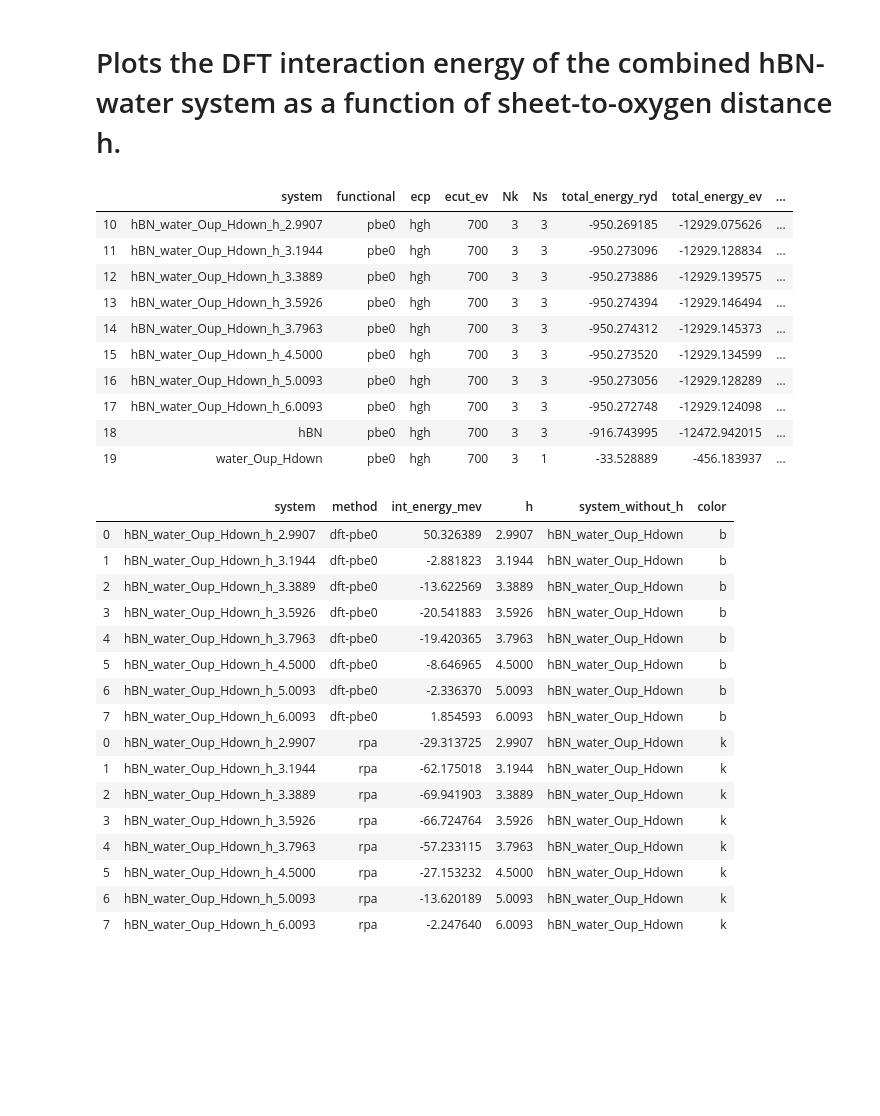
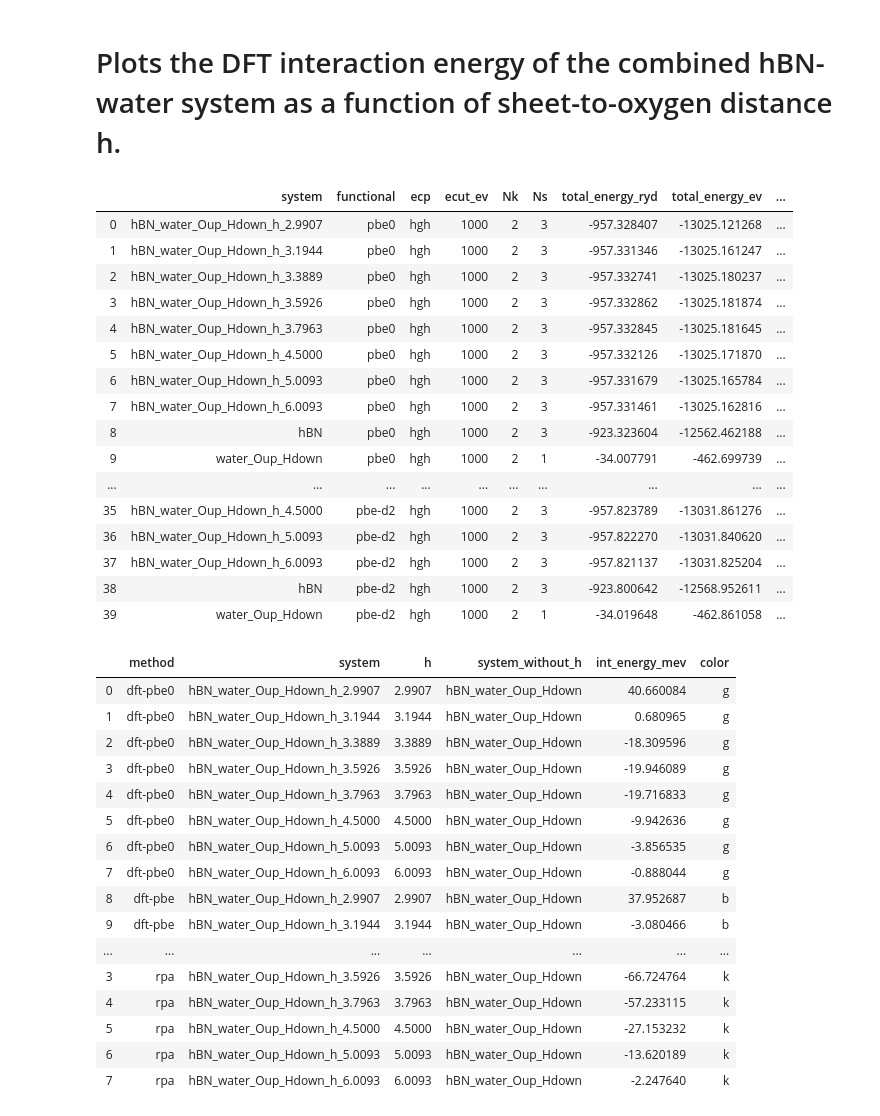
Before and after one commit to kkleiner1/hBN_water_interaction_from_dft, a Jupyter notebook: dft/hBN_water_interaction_energy_analysis/plot_interaction_energy.ipynb, the cells around one changed output. Cells and saved outputs as stored; diff of their text form; code cells hidden in the pictures; blank space fills up the shorter version.

Commit message:
Added basis-set extrapolated pbe and pbe0 data to dft_total_energy_data.txt and plot_interaction_energy.ipynb - lets stop here

```diff
--- a/dft/hBN_water_interaction_energy_analysis/plot_interaction_energy.ipynb
+++ b/dft/hBN_water_interaction_energy_analysis/plot_interaction_energy.ipynb
@@ -107,47 +126,54 @@ def plot_int_energy(df):
 # %%
 dft_data_path = "dft_total_energy_data.txt"
 df_dft = make_df_dft(dft_data_path)
-df_dft = df_dft[df_dft.ecp == "hgh"]
 df_dft
 # %% [output]
 |  | system | functional | ecp | ecut_ev | Nk | Ns | total_energy_ryd | total_energy_ev | ... |
-| 10 | hBN_water_Oup_Hdown_h_2.9907 | pbe0 | hgh | 700 | 3 | 3 | -950.269185 | -12929.075626 | ... |
-| 11 | hBN_water_Oup_Hdown_h_3.1944 | pbe0 | hgh | 700 | 3 | 3 | -950.273096 | -12929.128834 | ... |
-| 12 | hBN_water_Oup_Hdown_h_3.3889 | pbe0 | hgh | 700 | 3 | 3 | -950.273886 | -12929.139575 | ... |
-| 13 | hBN_water_Oup_Hdown_h_3.5926 | pbe0 | hgh | 700 | 3 | 3 | -950.274394 | -12929.146494 | ... |
-| 14 | hBN_water_Oup_Hdown_h_3.7963 | pbe0 | hgh | 700 | 3 | 3 | -950.274312 | -12929.145373 | ... |
-| 15 | hBN_water_Oup_Hdown_h_4.5000 | pbe0 | hgh | 700 | 3 | 3 | -950.273520 | -12929.134599 | ... |
-| 16 | hBN_water_Oup_Hdown_h_5.0093 | pbe0 | hgh | 700 | 3 | 3 | -950.273056 | -12929.128289 | ... |
-| 17 | hBN_water_Oup_Hdown_h_6.0093 | pbe0 | hgh | 700 | 3 | 3 | -950.272748 | -12929.124098 | ... |
-| 18 | hBN | pbe0 | hgh | 700 | 3 | 3 | -916.743995 | -12472.942015 | ... |
-| 19 | water_Oup_Hdown | pbe0 | hgh | 700 | 3 | 1 | -33.528889 | -456.183937 | ... |
+| 0 | hBN_water_Oup_Hdown_h_2.9907 | pbe0 | hgh | 1000 | 2 | 3 | -957.328407 | -13025.121268 | ... |
+| 1 | hBN_water_Oup_Hdown_h_3.1944 | pbe0 | hgh | 1000 | 2 | 3 | -957.331346 | -13025.161247 | ... |
+| 2 | hBN_water_Oup_Hdown_h_3.3889 | pbe0 | hgh | 1000 | 2 | 3 | -957.332741 | -13025.180237 | ... |
+| 3 | hBN_water_Oup_Hdown_h_3.5926 | pbe0 | hgh | 1000 | 2 | 3 | -957.332862 | -13025.181874 | ... |
+| 4 | hBN_water_Oup_Hdown_h_3.7963 | pbe0 | hgh | 1000 | 2 | 3 | -957.332845 | -13025.181645 | ... |
+| 5 | hBN_water_Oup_Hdown_h_4.5000 | pbe0 | hgh | 1000 | 2 | 3 | -957.332126 | -13025.171870 | ... |
+| 6 | hBN_water_Oup_Hdown_h_5.0093 | pbe0 | hgh | 1000 | 2 | 3 | -957.331679 | -13025.165784 | ... |
+| 7 | hBN_water_Oup_Hdown_h_6.0093 | pbe0 | hgh | 1000 | 2 | 3 | -957.331461 | -13025.162816 | ... |
+| 8 | hBN | pbe0 | hgh | 1000 | 2 | 3 | -923.323604 | -12562.462188 | ... |
+| 9 | water_Oup_Hdown | pbe0 | hgh | 1000 | 2 | 1 | -34.007791 | -462.699739 | ... |
+| ... | ... | ... | ... | ... | ... | ... | ... | ... | ... |
+| 35 | hBN_water_Oup_Hdown_h_4.5000 | pbe-d2 | hgh | 1000 | 2 | 3 | -957.823789 | -13031.861276 | ... |
+| 36 | hBN_water_Oup_Hdown_h_5.0093 | pbe-d2 | hgh | 1000 | 2 | 3 | -957.822270 | -13031.840620 | ... |
+| 37 | hBN_water_Oup_Hdown_h_6.0093 | pbe-d2 | hgh | 1000 | 2 | 3 | -957.821137 | -13031.825204 | ... |
+| 38 | hBN | pbe-d2 | hgh | 1000 | 2 | 3 | -923.800642 | -12568.952611 | ... |
+| 39 | water_Oup_Hdown | pbe-d2 | hgh | 1000 | 2 | 1 | -34.019648 | -462.861058 | ... |
 # %%
 rpa_data_path = "rpa_interaction_energy_data.txt"
 df_dft_int_energies = make_df_dft_int_energies(df_dft)
 df_int_energies = pd.concat(
-    [df_dft_int_energies, make_df_rpa_int_energies(rpa_data_path)]
+    [df_dft_int_energies, make_df_rpa_int_energies(rpa_data_path)], sort=False,
 )
 df_int_energies["color"] = df_int_energies["method"].apply(add_color_code)
-df_int_energies = df_int_energies[df_int_energies.system_without_h == "hBN_water_Oup_Hdown"]
+df_int_energies = df_int_energies[
+    df_int_energies.system_without_h == "hBN_water_Oup_Hdown"
+]
 df_int_energies
 # %% [output]
-|  | system | method | int_energy_mev | h | system_without_h | color |
-| 0 | hBN_water_Oup_Hdown_h_2.9907 | dft-pbe0 | 50.326389 | 2.9907 | hBN_water_Oup_Hdown | b |
-| 1 | hBN_water_Oup_Hdown_h_3.1944 | dft-pbe0 | -2.881823 | 3.1944 | hBN_water_Oup_Hdown | b |
-| 2 | hBN_water_Oup_Hdown_h_3.3889 | dft-pbe0 | -13.622569 | 3.3889 | hBN_water_Oup_Hdown | b |
-| 3 | hBN_water_Oup_Hdown_h_3.5926 | dft-pbe0 | -20.541883 | 3.5926 | hBN_water_Oup_Hdown | b |
-| 4 | hBN_water_Oup_Hdown_h_3.7963 | dft-pbe0 | -19.420365 | 3.7963 | hBN_water_Oup_Hdown | b |
-| 5 | hBN_water_Oup_Hdown_h_4.5000 | dft-pbe0 | -8.646965 | 4.5000 | hBN_water_Oup_Hdown | b |
-| 6 | hBN_water_Oup_Hdown_h_5.0093 | dft-pbe0 | -2.336370 | 5.0093 | hBN_water_Oup_Hdown | b |
-| 7 | hBN_water_Oup_Hdown_h_6.0093 | dft-pbe0 | 1.854593 | 6.0093 | hBN_water_Oup_Hdown | b |
-| 0 | hBN_water_Oup_Hdown_h_2.9907 | rpa | -29.313725 | 2.9907 | hBN_water_Oup_Hdown | k |
-| 1 | hBN_water_Oup_Hdown_h_3.1944 | rpa | -62.175018 | 3.1944 | hBN_water_Oup_Hdown | k |
-| 2 | hBN_water_Oup_Hdown_h_3.3889 | rpa | -69.941903 | 3.3889 | hBN_water_Oup_Hdown | k |
-| 3 | hBN_water_Oup_Hdown_h_3.5926 | rpa | -66.724764 | 3.5926 | hBN_water_Oup_Hdown | k |
-| 4 | hBN_water_Oup_Hdown_h_3.7963 | rpa | -57.233115 | 3.7963 | hBN_water_Oup_Hdown | k |
-| 5 | hBN_water_Oup_Hdown_h_4.5000 | rpa | -27.153232 | 4.5000 | hBN_water_Oup_Hdown | k |
-| 6 | hBN_water_Oup_Hdown_h_5.0093 | rpa | -13.620189 | 5.0093 | hBN_water_Oup_Hdown | k |
-| 7 | hBN_water_Oup_Hdown_h_6.0093 | rpa | -2.247640 | 6.0093 | hBN_water_Oup_Hdown | k |
+|  | method | system | h | system_without_h | int_energy_mev | color |
+| 0 | dft-pbe0 | hBN_water_Oup_Hdown_h_2.9907 | 2.9907 | hBN_water_Oup_Hdown | 40.660084 | g |
+| 1 | dft-pbe0 | hBN_water_Oup_Hdown_h_3.1944 | 3.1944 | hBN_water_Oup_Hdown | 0.680965 | g |
+| 2 | dft-pbe0 | hBN_water_Oup_Hdown_h_3.3889 | 3.3889 | hBN_water_Oup_Hdown | -18.309596 | g |
+| 3 | dft-pbe0 | hBN_water_Oup_Hdown_h_3.5926 | 3.5926 | hBN_water_Oup_Hdown | -19.946089 | g |
+| 4 | dft-pbe0 | hBN_water_Oup_Hdown_h_3.7963 | 3.7963 | hBN_water_Oup_Hdown | -19.716833 | g |
+| 5 | dft-pbe0 | hBN_water_Oup_Hdown_h_4.5000 | 4.5000 | hBN_water_Oup_Hdown | -9.942636 | g |
+| 6 | dft-pbe0 | hBN_water_Oup_Hdown_h_5.0093 | 5.0093 | hBN_water_Oup_Hdown | -3.856535 | g |
+| 7 | dft-pbe0 | hBN_water_Oup_Hdown_h_6.0093 | 6.0093 | hBN_water_Oup_Hdown | -0.888044 | g |
+| 8 | dft-pbe | hBN_water_Oup_Hdown_h_2.9907 | 2.9907 | hBN_water_Oup_Hdown | 37.952687 | b |
+| 9 | dft-pbe | hBN_water_Oup_Hdown_h_3.1944 | 3.1944 | hBN_water_Oup_Hdown | -3.080466 | b |
+| ... | ... | ... | ... | ... | ... | ... |
+| 3 | rpa | hBN_water_Oup_Hdown_h_3.5926 | 3.5926 | hBN_water_Oup_Hdown | -66.724764 | k |
+| 4 | rpa | hBN_water_Oup_Hdown_h_3.7963 | 3.7963 | hBN_water_Oup_Hdown | -57.233115 | k |
+| 5 | rpa | hBN_water_Oup_Hdown_h_4.5000 | 4.5000 | hBN_water_Oup_Hdown | -27.153232 | k |
+| 6 | rpa | hBN_water_Oup_Hdown_h_5.0093 | 5.0093 | hBN_water_Oup_Hdown | -13.620189 | k |
+| 7 | rpa | hBN_water_Oup_Hdown_h_6.0093 | 6.0093 | hBN_water_Oup_Hdown | -2.247640 | k |
 # %%
 data_path = "all_interaction_energy_data.txt"
 df_int_energies.to_csv(data_path, header=None, index=None, sep=" ", mode="w")
```
Also changed, not shown: parts of 3 cells of this notebook, 1 other file.
